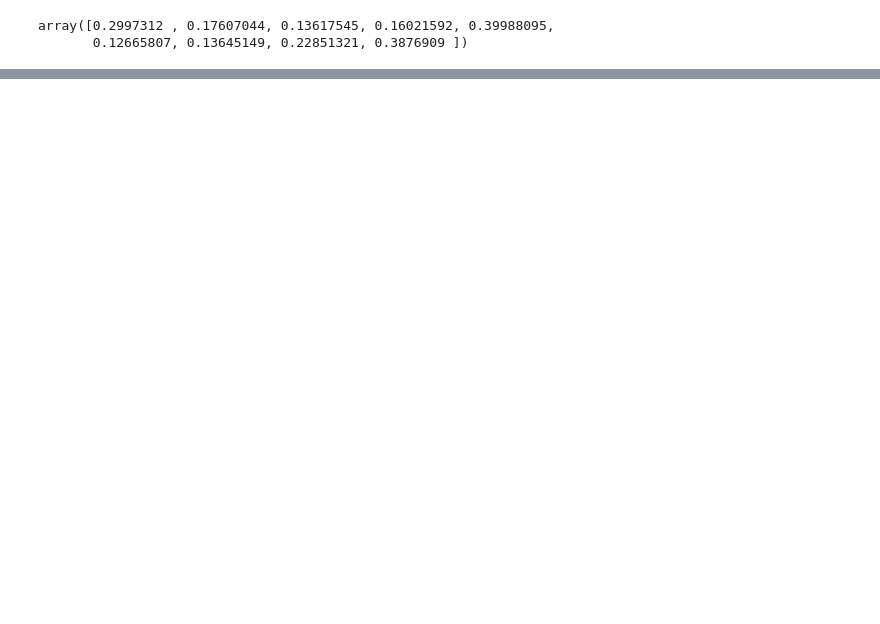
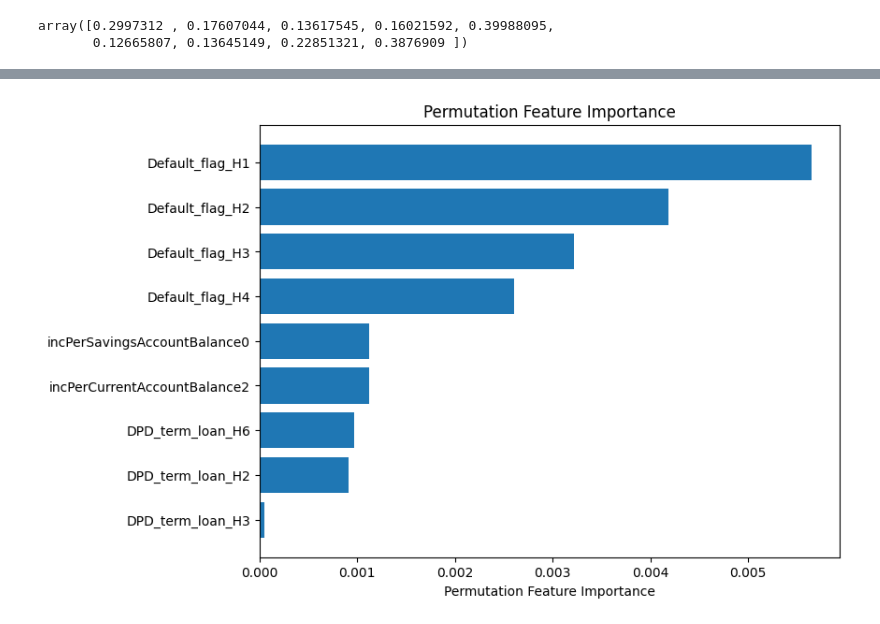
Before and after one commit to Sillem/ING-den-final, a Jupyter notebook: model.ipynb, the cells around one changed output, grey strips where cells are left out. Cells and saved outputs as stored; diff of their text form; code cells hidden in the pictures; blank space fills up the shorter version.

Commit message:
updated model

```diff
--- a/model.ipynb
+++ b/model.ipynb
@@ -190,3 +194,9 @@ model.term_importances()
 # %% [output]
 array([0.2997312 , 0.17607044, 0.13617545, 0.16021592, 0.39988095,
        0.12665807, 0.13645149, 0.22851321, 0.3876909 ])
+# %%
+from sklearn.inspection import permutation_importance
+
+r = permutation_importance(model, x_selected, y_train,
+                           n_repeats=100,
+                           random_state=0)
@@ -192,0 +221,13 @@ array([0.2997312 , 0.17607044, 0.13617545, 0.16021592, 0.39988095,
+# %%
+import matplotlib.pyplot as plt
+
+# Plot permutation feature importance
+plt.figure(figsize=(8, 6))
+sorted_idx = r.importances_mean.argsort()
+plt.barh(range(len(sorted_idx)), r.importances_mean[sorted_idx], align='center')
+plt.yticks(range(len(sorted_idx)), [x_selected.columns[i] for i in sorted_idx])
+plt.xlabel('Permutation Feature Importance')
+plt.title('Permutation Feature Importance')
+plt.show()
+# %% [output]
+[figure, added]
```
Also changed, not shown: parts of 6 cells of this notebook, 2 other files.
